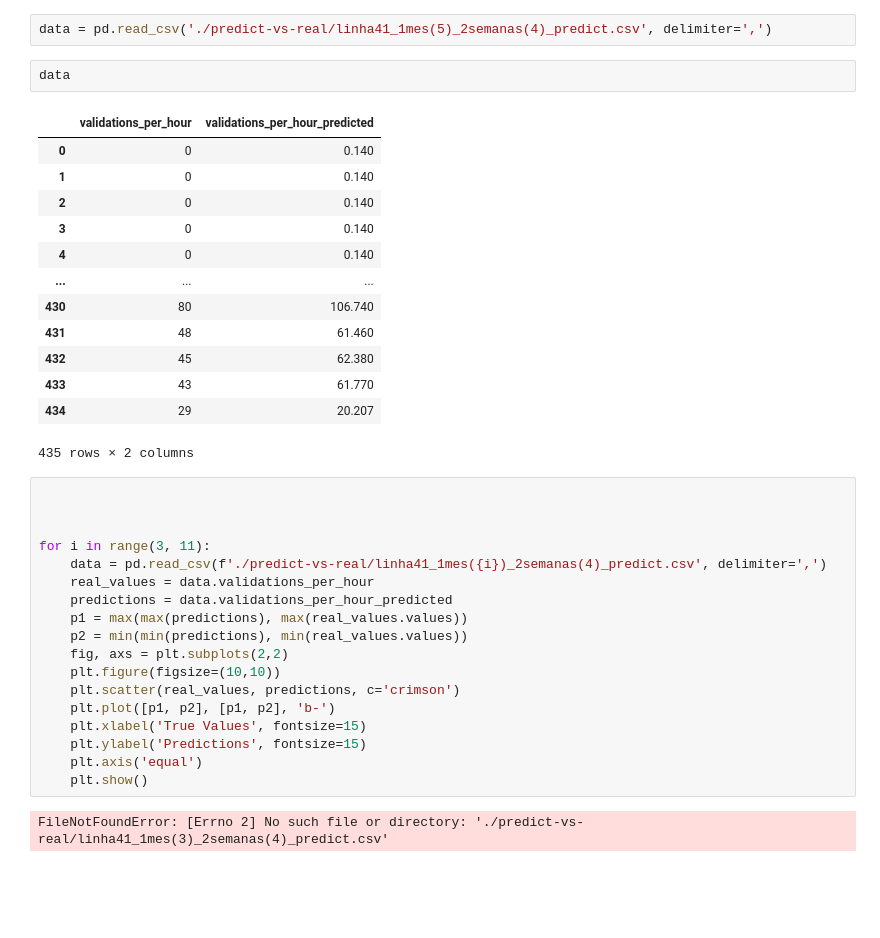
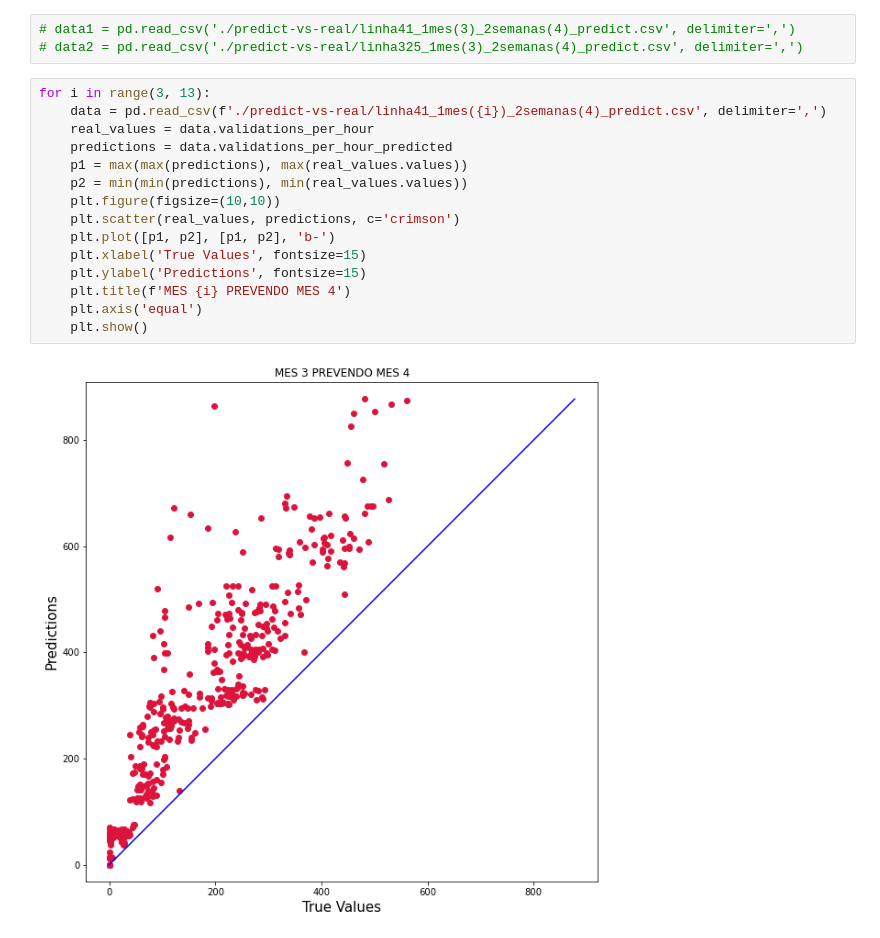
Before and after one commit to medeirosvictor/ds-mobilidade-urbana-fortaleza, a Jupyter notebook: Resultados.ipynb, the cells around one changed output. Cells and saved outputs as stored; diff of their text form; blank space fills up the shorter version.

```diff
--- a/Resultados.ipynb
+++ b/Resultados.ipynb
@@ -14,38 +14,20 @@ print(predict_vs_real_file_list)
 # %%
-data = pd.read_csv('./predict-vs-real/linha41_1mes(5)_2semanas(4)_predict.csv', delimiter=',')
+# data1 = pd.read_csv('./predict-vs-real/linha41_1mes(3)_2semanas(4)_predict.csv', delimiter=',')
+# data2 = pd.read_csv('./predict-vs-real/linha325_1mes(3)_2semanas(4)_predict.csv', delimiter=',')
-# %%
-data
-# %% [output]
-|  | validations_per_hour | validations_per_hour_predicted |
-| 0 | 0 | 0.140 |
-| 1 | 0 | 0.140 |
-| 2 | 0 | 0.140 |
-| 3 | 0 | 0.140 |
-| 4 | 0 | 0.140 |
-| ... | ... | ... |
-| 430 | 80 | 106.740 |
-| 431 | 48 | 61.460 |
-| 432 | 45 | 62.380 |
-| 433 | 43 | 61.770 |
-| 434 | 29 | 20.207 |
-435 rows × 2 columns
 # %%
-
-
-
-for i in range(3, 11):
+for i in range(3, 13):
     data = pd.read_csv(f'./predict-vs-real/linha41_1mes({i})_2semanas(4)_predict.csv', delimiter=',')
     real_values = data.validations_per_hour
     predictions = data.validations_per_hour_predicted
     p1 = max(max(predictions), max(real_values.values))
     p2 = min(min(predictions), min(real_values.values))
-    fig, axs = plt.subplots(2,2)
     plt.figure(figsize=(10,10))
     plt.scatter(real_values, predictions, c='crimson')
     plt.plot([p1, p2], [p1, p2], 'b-')
     plt.xlabel('True Values', fontsize=15)
     plt.ylabel('Predictions', fontsize=15)
+    plt.title(f'MES {i} PREVENDO MES 4')
     plt.axis('equal')
     plt.show()
 # %% [output]
-FileNotFoundError: [Errno 2] No such file or directory: './predict-vs-real/linha41_1mes(3)_2semanas(4)_predict.csv'
+[figure, added]
```
Also changed, not shown: parts of 6 cells of this notebook, 11 other files.
